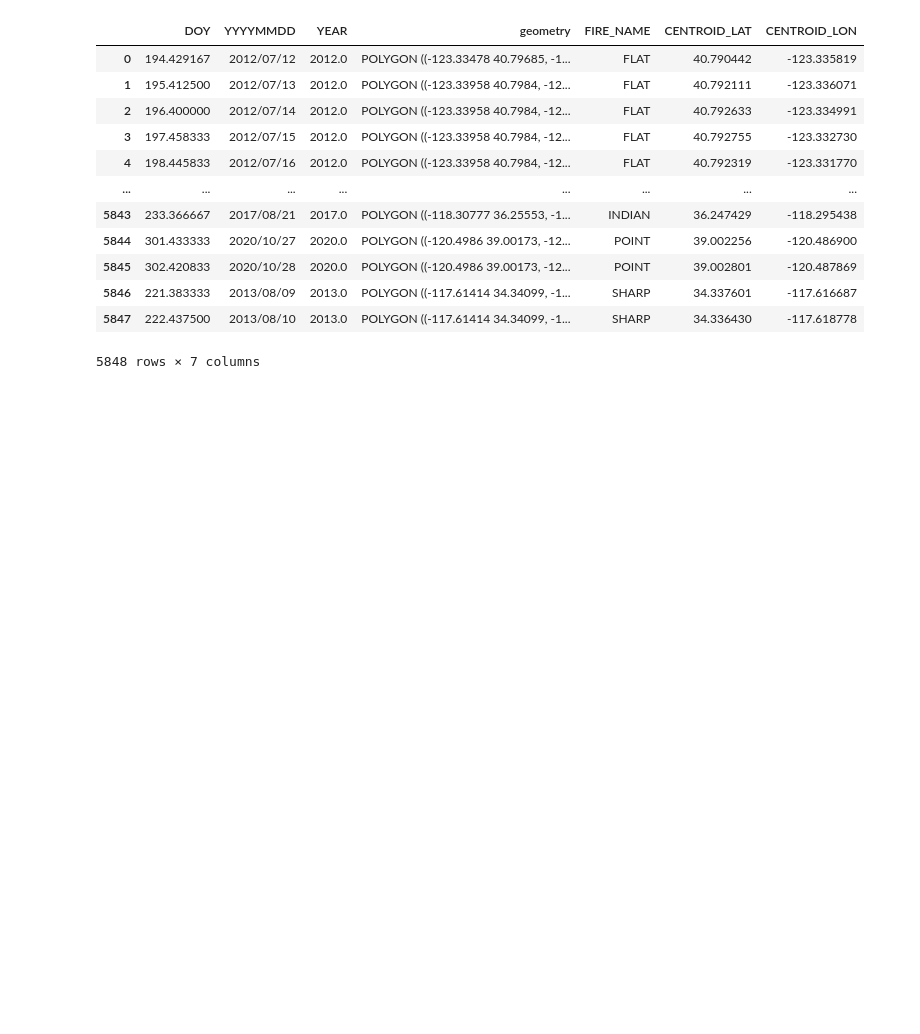
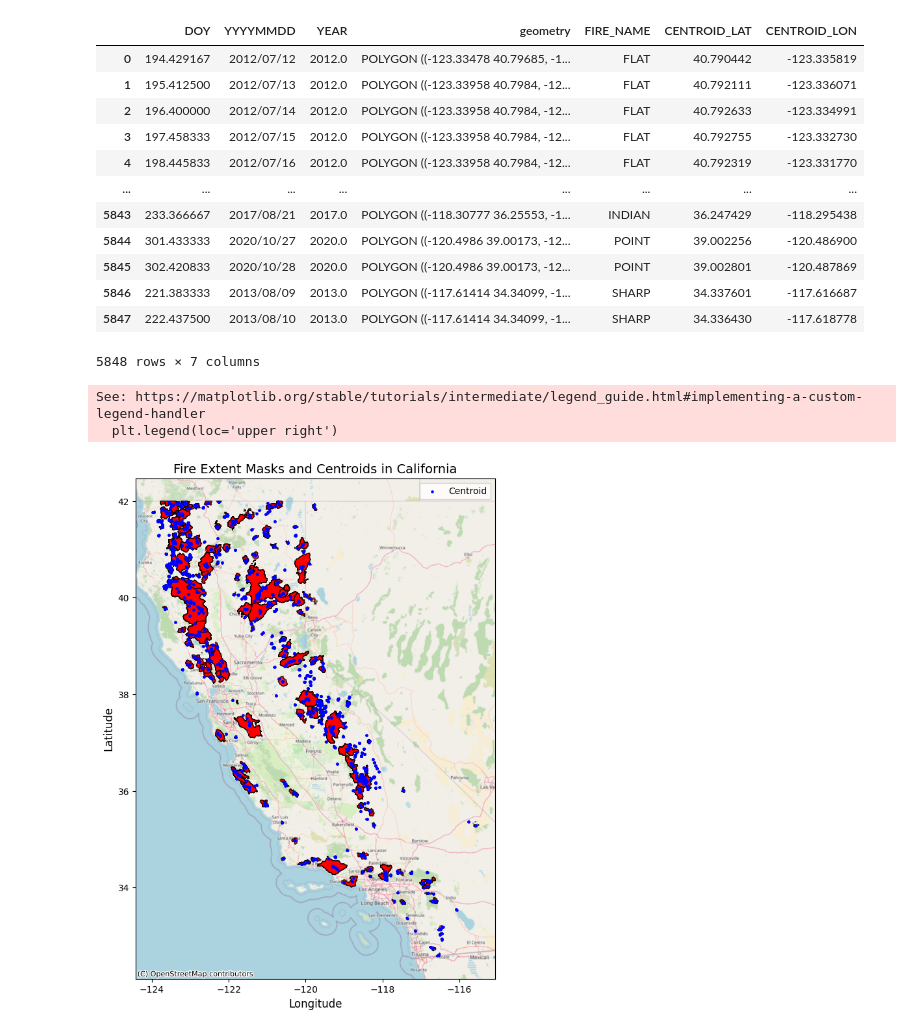
Before and after one commit to suyashgoel/ecs-171-project-dataset, a Jupyter notebook: main.ipynb, the cells around one changed output. Saved outputs shown, nothing was run; the diff lists cells and outputs as text; code cells hidden in the pictures; blank space fills up the shorter version.

Commit message:
Visualize masks with centroids

```diff
--- a/main.ipynb
+++ b/main.ipynb
@@ -73,3 +73,45 @@ all_polygons
 | 5846 | 221.383333 | 2013/08/09 | 2013.0 | POLYGON ((-117.61414 34.34099, -1... | SHARP | 34.337601 | -117.616687 |
 | 5847 | 222.437500 | 2013/08/10 | 2013.0 | POLYGON ((-117.61414 34.34099, -1... | SHARP | 34.336430 | -117.618778 |
 5848 rows × 7 columns
+# %%
+import geopandas as gpd
+import matplotlib.pyplot as plt
+import contextily as ctx
+
+# Convert DataFrame to GeoDataFrame
+gdf = gpd.GeoDataFrame(
+    all_polygons,
+    geometry=all_polygons['geometry'],
+    crs="EPSG:4326"  # Assuming your data is already in WGS84 (latitude/longitude)
+)
+
+# Create a GeoDataFrame for centroids
+centroid_gdf = gpd.GeoDataFrame(
+    all_polygons,
+    geometry=gpd.points_from_xy(all_polygons['CENTROID_LON'], all_polygons['CENTROID_LAT']),
+    crs="EPSG:4326"
+)
+
+# Plot polygons and centroids
+fig, ax = plt.subplots(figsize=(10, 10))
+
+# Plot fire masks (polygons)
+gdf.plot(ax=ax, color='red', alpha=0.5, edgecolor='black', label='Fire Mask (Polygon)')
+
+# Plot centroids
+centroid_gdf.plot(ax=ax, color='blue', markersize=5, label='Centroid')
+
+# Add basemap
+ctx.add_basemap(ax, crs=gdf.crs.to_string(), source=ctx.providers.OpenStreetMap.Mapnik)
+
+# Add labels and legend
+plt.title('Fire Extent Masks and Centroids in California', fontsize=14)
+plt.xlabel('Longitude', fontsize=12)
+plt.ylabel('Latitude', fontsize=12)
+plt.legend(loc='upper right')
+
+plt.show()
+# %% [output]
+See: https://matplotlib.org/stable/tutorials/intermediate/legend_guide.html#implementing-a-custom-legend-handler
+  plt.legend(loc='upper right')
+[figure, added]
```
